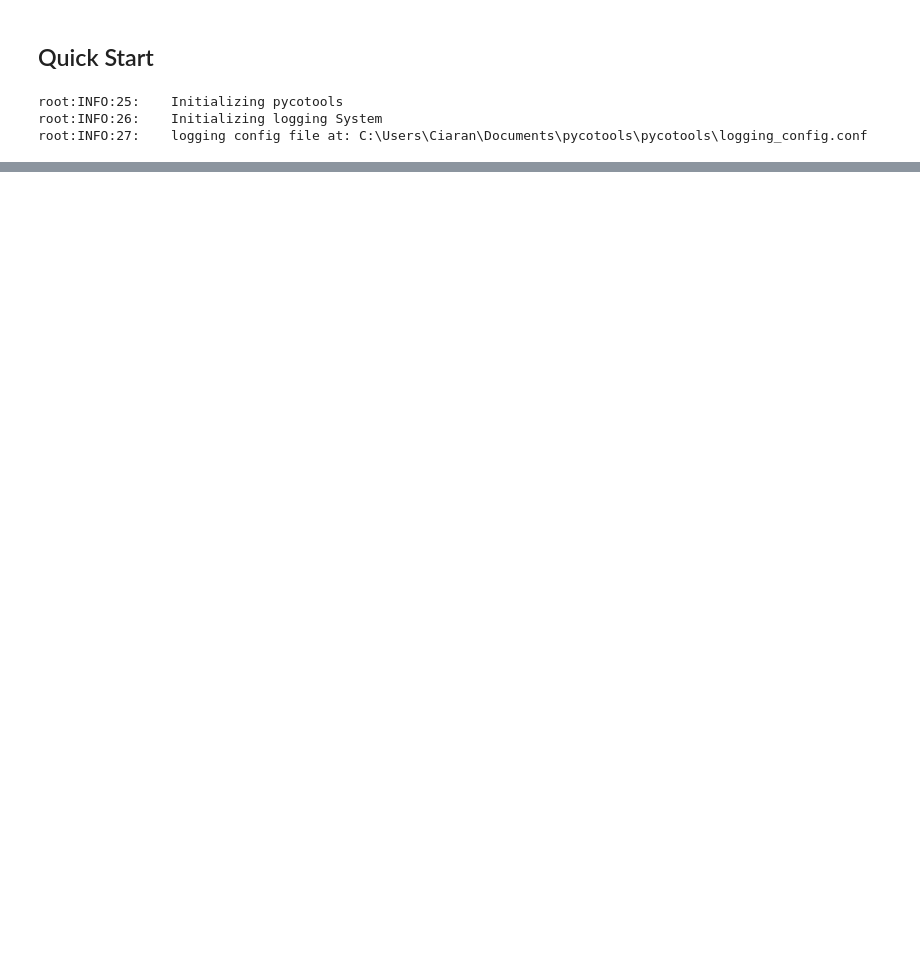
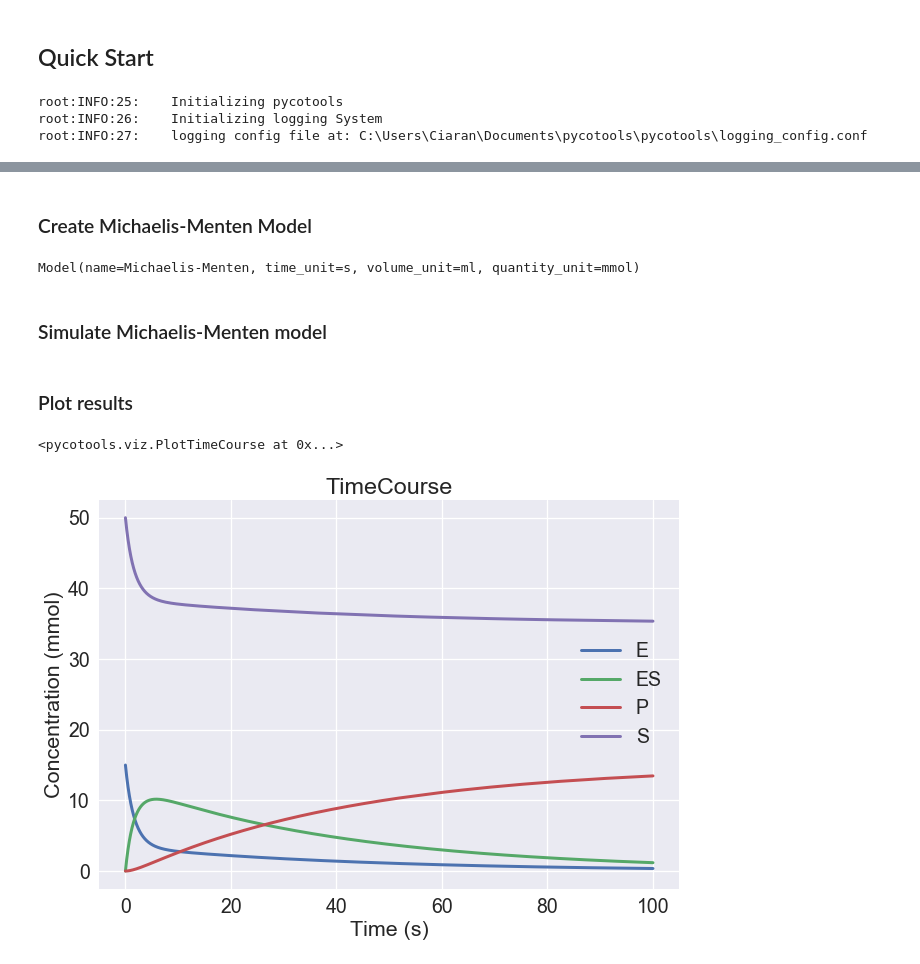
Before and after one commit to CiaranWelsh/pycotools3, a Jupyter notebook: docs/source/QuickStart.ipynb, the cells around one changed output, grey strips where cells are left out. Cells and saved outputs as stored; diff of their text form; code cells hidden in the pictures; blank space fills up the shorter version.

Commit message:
Build model facilities improved. Writing notebook for analysis of michaelis menten scheme

```diff
--- a/docs/source/QuickStart.ipynb
+++ b/docs/source/QuickStart.ipynb
@@ -189,0 +14,48 @@ pycotools.viz:INFO:1350:    Plotting "Mek1-PP"
+# %% [markdown]
+### Create Michaelis-Menten Model
+# %%
+working_directory = r'C:\Users\Ciaran\Documents\PycotoolsQuickStart'
+copasi_file = os.path.join(working_directory, 'quick_start_model.cps')
+
+if os.path.isfile(copasi_file):
+    os.remove(copasi_file)
+
+
+kf = 0.01
+kb = 0.1
+kcat = 0.03
+with model.Build(copasi_file) as m:
+    m.name = 'Michaelis-Menten'
+    m.add('compartment', name='Cell')
+
+    m.add('metabolite', name='P', concentration=0)
+    m.add('metabolite', name='S', concentration=50)
+    m.add('metabolite', name='E', concentration=15)
+    m.add('metabolite', name='ES', concentration=0)
+
+    m.add('reaction', name='S bind E', expression='S + E -> ES', rate_law='kf*S*E',
+          parameter_values={'kf': kf})
+
+    m.add('reaction', name='S unbind E', expression='ES -> S + E', rate_law='kb*ES',
+         parameter_values={'kb': kb})
+
+    m.add('reaction', name='ES produce P', expression='ES -> P', rate_law='kcat*ES',
+          parameter_values={'kcat': kcat})
+
+michaelis_menten = model.Model(copasi_file)
+
+michaelis_menten
+# %% [output]
+Model(name=Michaelis-Menten, time_unit=s, volume_unit=ml, quantity_unit=mmol)
+# %% [markdown]
+### Simulate Michaelis-Menten model
+# %%
+TC = tasks.TimeCourse(michaelis_menten, end=100, step_size=0.01, intervals=0.01*100,
+                     report_name='MM-time-course.csv')
+# %% [markdown]
+### Plot results
+# %%
+viz.PlotTimeCourse(TC, separate=False)
+# %% [output]
+<pycotools.viz.PlotTimeCourse at 0x...>
+[figure, added]
```
Also changed, not shown: parts of 43 cells of this notebook, 7 other files.
